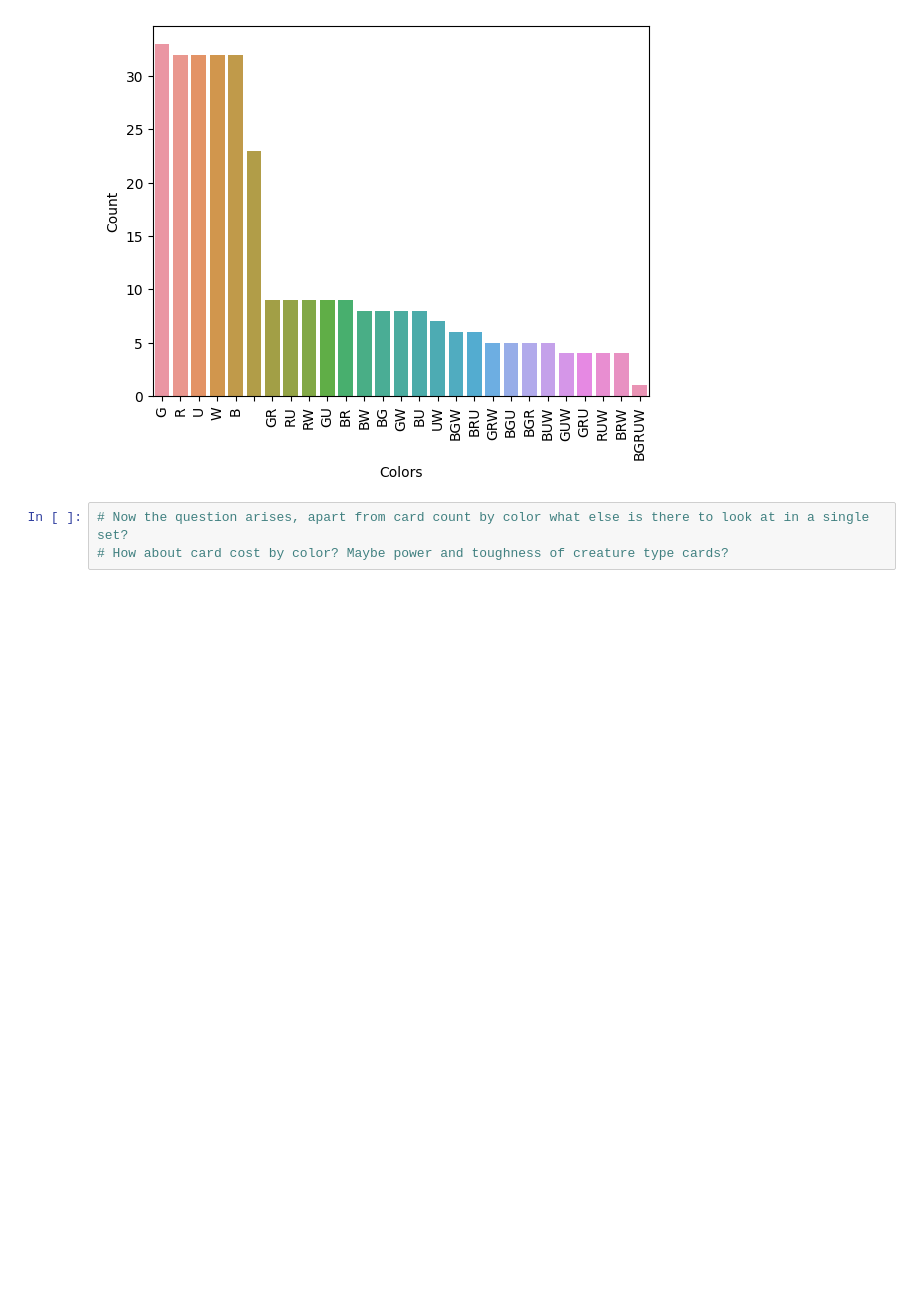
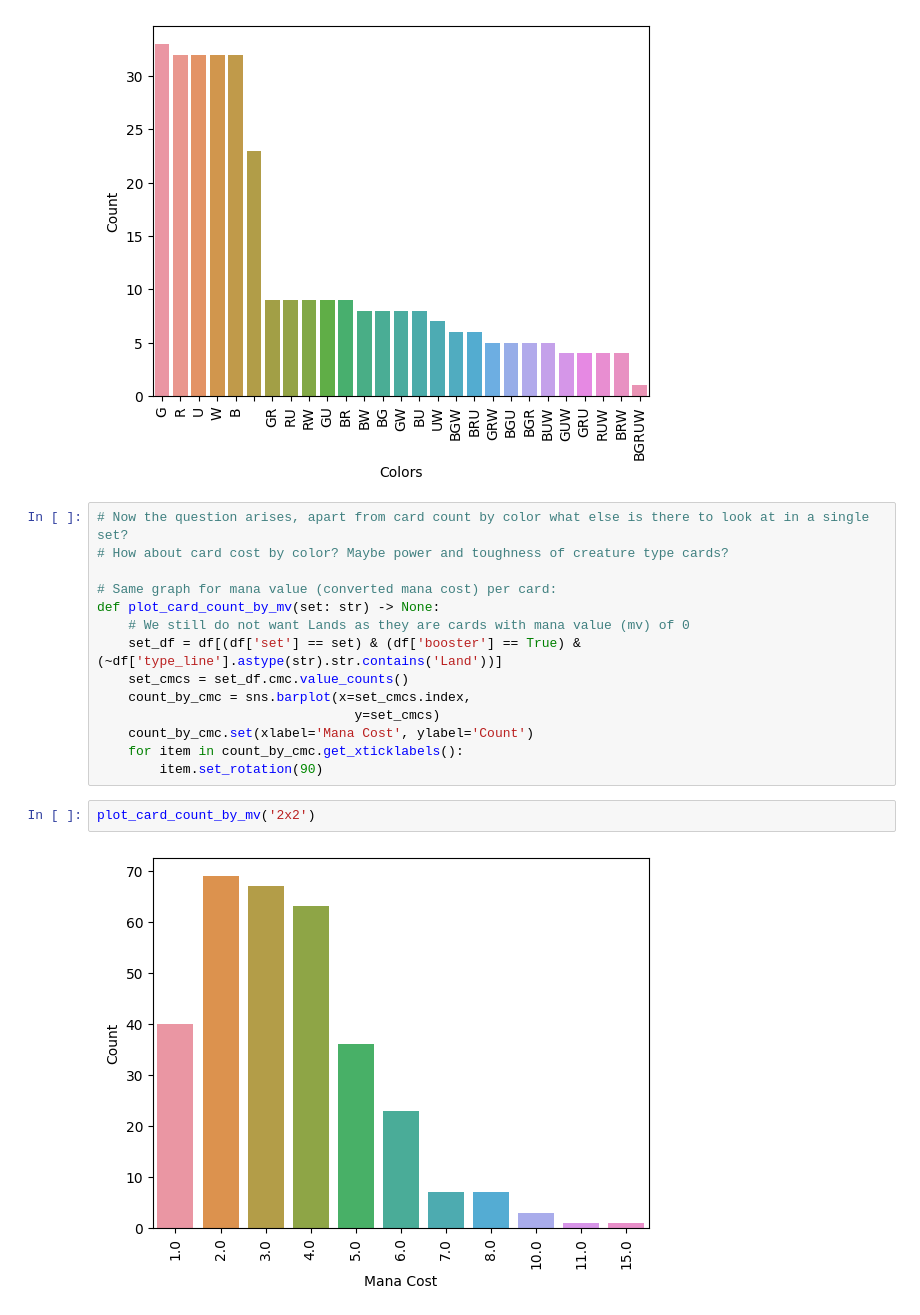
Before and after one commit to time-creator/magic_learning, a Jupyter notebook: data_visualization.ipynb, the cells around one changed output. Saved outputs shown, nothing was run; the diff lists cells and outputs as text; blank space fills up the shorter version.

Commit message:
Continuation data visualization

```diff
--- a/data_visualization.ipynb
+++ b/data_visualization.ipynb
@@ -134,3 +134,18 @@ plot_card_count_by_color('2x2')
 # %%
 # Now the question arises, apart from card count by color what else is there to look at in a single set?
 # How about card cost by color? Maybe power and toughness of creature type cards?
+
+# Same graph for mana value (converted mana cost) per card:
+def plot_card_count_by_mv(set: str) -> None:
+    # We still do not want Lands as they are cards with mana value (mv) of 0
+    set_df = df[(df['set'] == set) & (df['booster'] == True) & (~df['type_line'].astype(str).str.contains('Land'))]
+    set_cmcs = set_df.cmc.value_counts()
+    count_by_cmc = sns.barplot(x=set_cmcs.index,
+                                 y=set_cmcs)
+    count_by_cmc.set(xlabel='Mana Cost', ylabel='Count')
+    for item in count_by_cmc.get_xticklabels():
+        item.set_rotation(90)
+# %%
+plot_card_count_by_mv('2x2')
+# %% [output]
+[figure, added]
```
Also changed, not shown: parts of 2 cells of this notebook.
